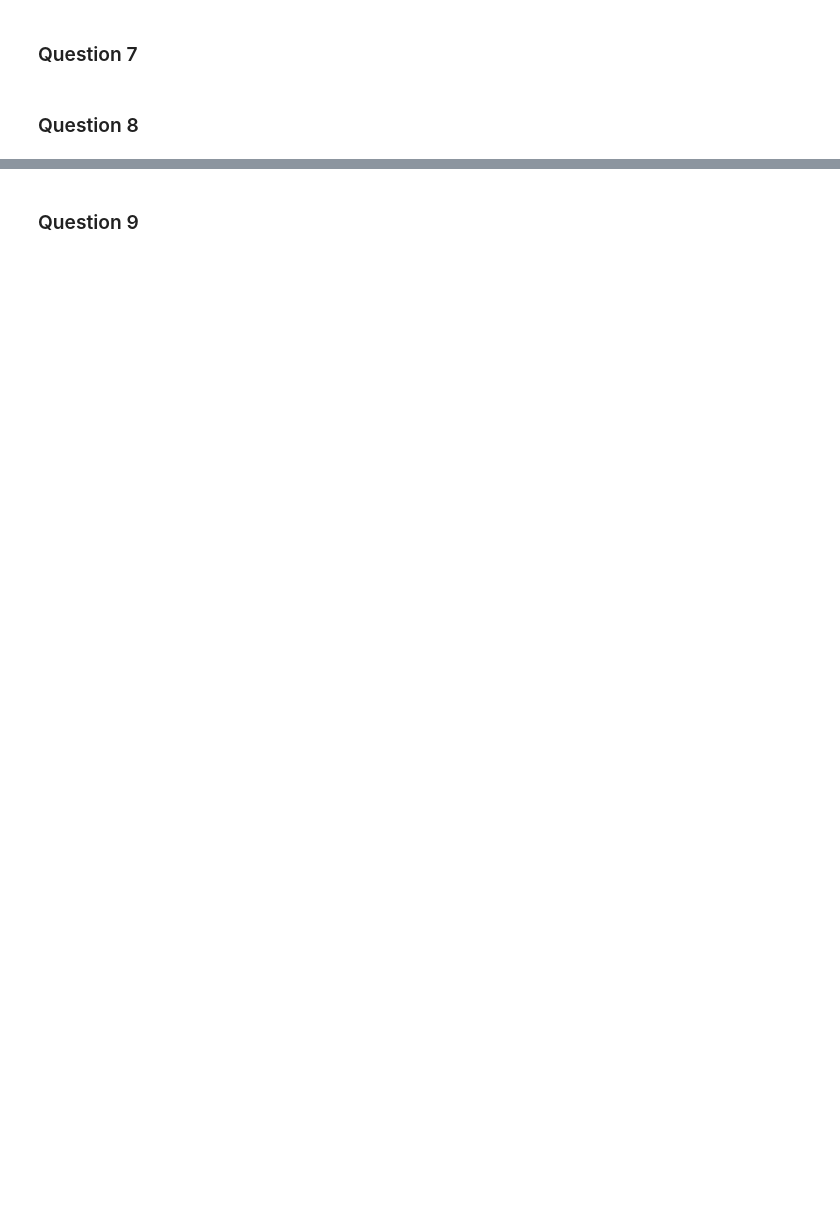
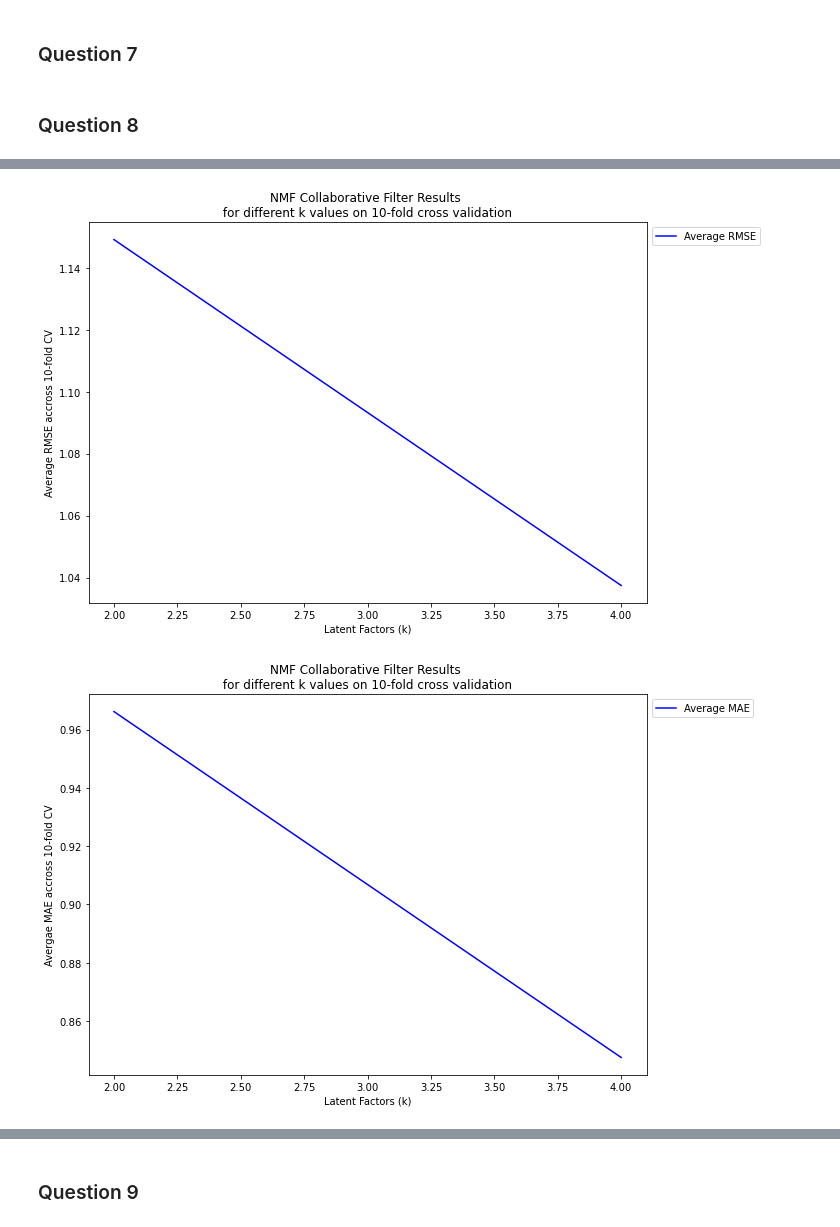
Before and after one commit to camligorkem/data-sicence-projects, a Jupyter notebook: project_3/Project_3.ipynb, the cells around one changed output, grey strips where cells are left out. Drawn from its saved outputs; the diff is of its cells as text; code cells hidden in the pictures; blank space fills up the shorter version.

```diff
--- a/project_3/Project_3.ipynb
+++ b/project_3/Project_3.ipynb
@@ -697,0 +720,10 @@ TODO report AUCS
+# %%
+plot_dets_q8 = {
+    'x_label': 'Number of Latent Factors (k)',
+    'title': 'NMF Collaborative Filter Results \n for different k values on 10-fold cross validation '
+}
+k_range_q8 = list(range(2, 5, 2))   # to do change range to 50
+q8_exp_df = evaluate_model(data=ratings_data, model_type='NMF' ,k_range=k_range_q8, plot_dets=plot_dets_q8)
+# %% [output]
+[figure, added]
+[figure, added]
```
Also changed, not shown: parts of 81 cells of this notebook.
